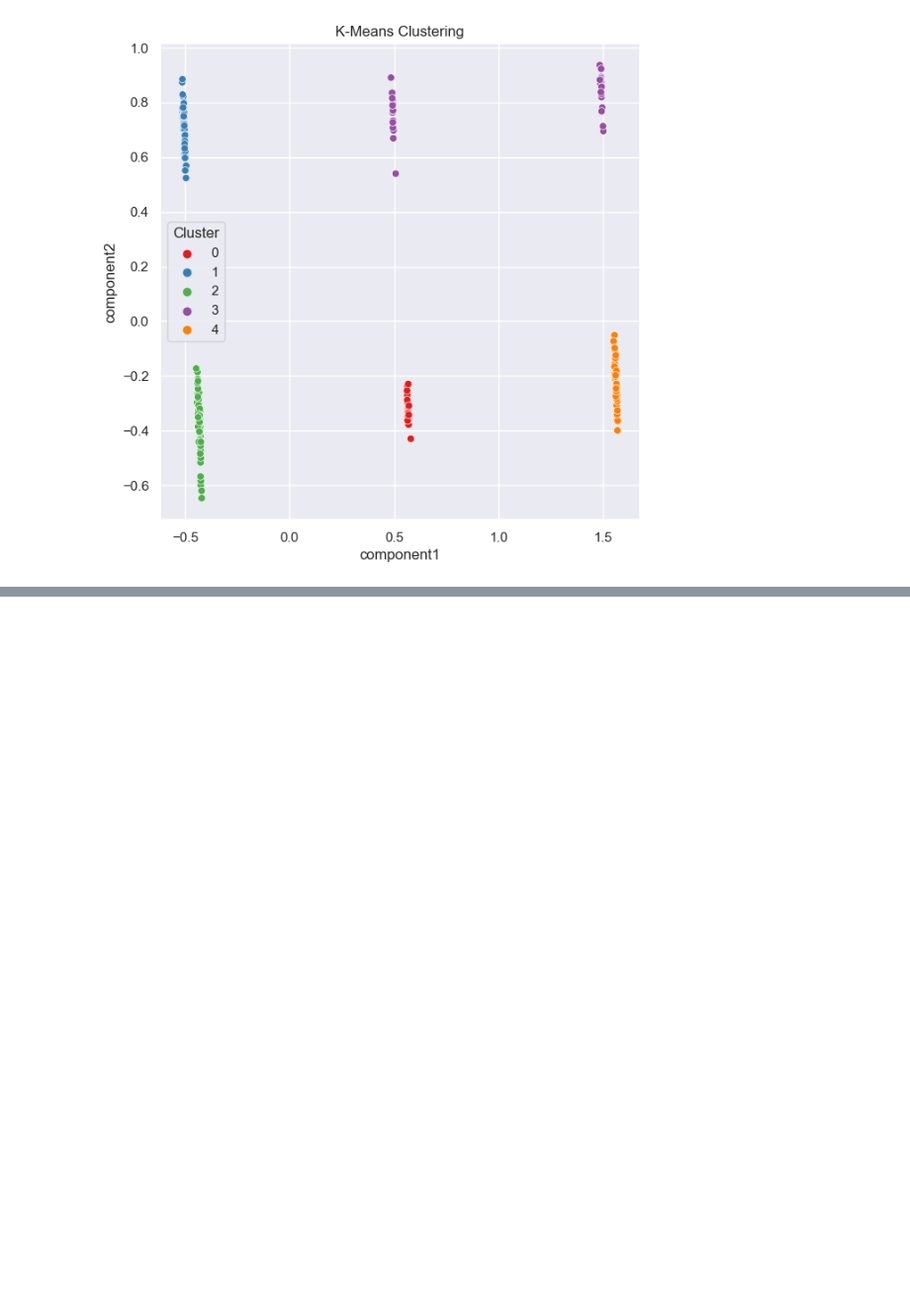
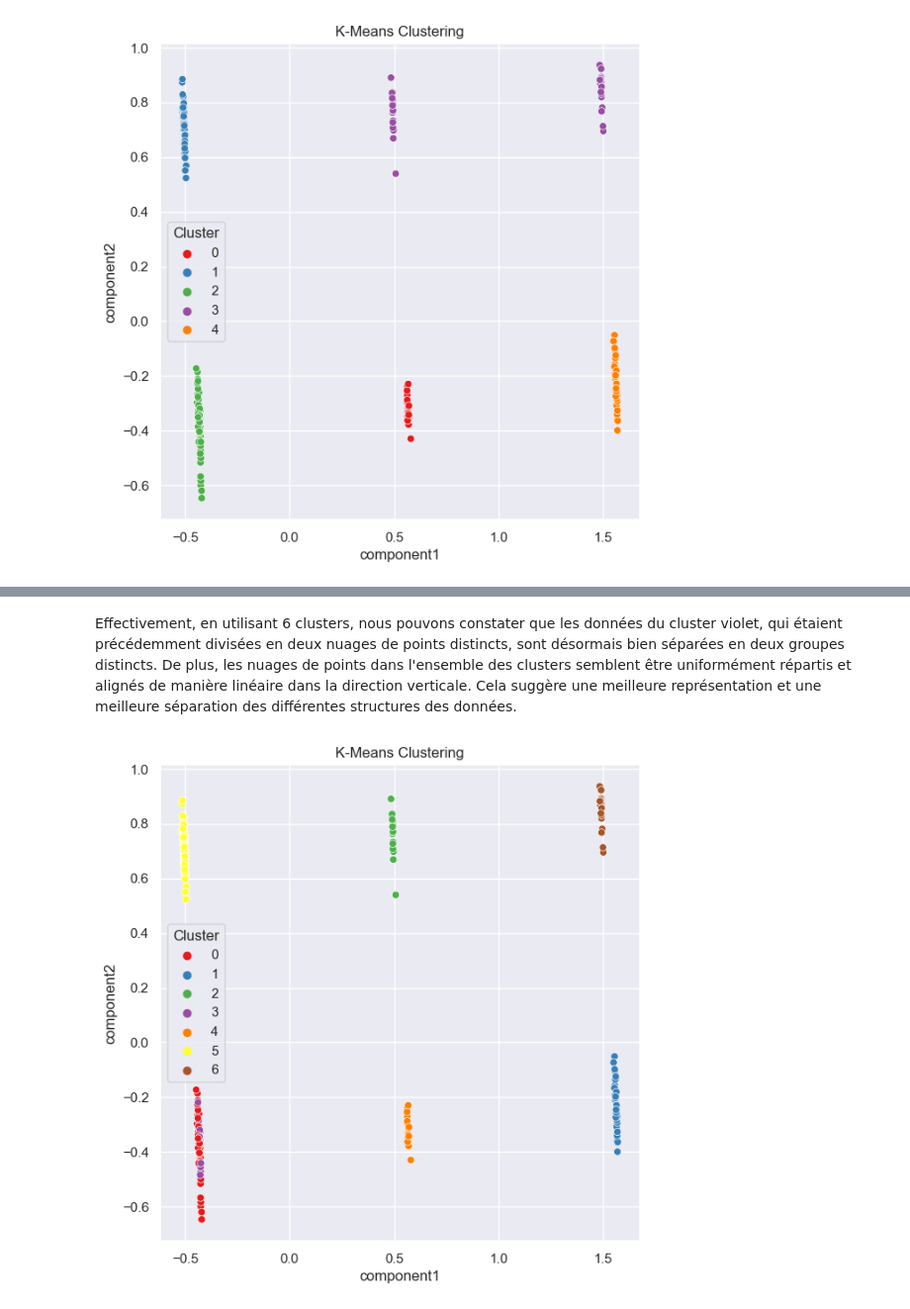
Before and after one commit to Gilk260/FTML, a Jupyter notebook: exercises/application_of_unsupervised_learning/Exercice7.ipynb, the cells around one changed output, grey strips where cells are left out. Shown: that part at 99% size. Cells and saved outputs as stored; diff of their text form; code cells hidden in the pictures; blank space fills up the shorter version.

```diff
--- a/exercises/application_of_unsupervised_learning/Exercice7.ipynb
+++ b/exercises/application_of_unsupervised_learning/Exercice7.ipynb
@@ -252,0 +282,29 @@ Grâce à l'algorithme de regroupement K-Means, nous avons pu diviser les client
+# %% [markdown]
+Effectivement, en utilisant 6 clusters, nous pouvons constater que les données du cluster violet, qui étaient précédemment divisées en deux nuages de points distincts, sont désormais bien séparées en deux groupes distincts. De plus, les nuages de points dans l'ensemble des clusters semblent être uniformément répartis et alignés de manière linéaire dans la direction verticale. Cela suggère une meilleure représentation et une meilleure séparation des différentes structures des données.
+# %%
+kmeans = KMeans(n_clusters = 7,
+                init = 'k-means++',
+                max_iter = 300,
+                n_init=10,
+                random_state = 0)
+y_kmeans = kmeans.fit_predict(data)
+
+df_cluster = df
+df_cluster['Cluster'] = y_kmeans
+df_cluster.head()
+
+scaler = StandardScaler()
+scaled_data = scaler.fit_transform(data)
+
+from sklearn.decomposition import PCA
+pca = PCA(n_components=2)
+pca_components = pca.fit_transform(data)
+
+pca_df = pd.DataFrame(pca_components, columns=['component1', 'component2'])
+clustered_data = pd.concat([pca_df, df_cluster['Cluster']], axis=1)
+
+plt.figure(figsize=(7, 7))
+sns.scatterplot(x='component1', y='component2', hue='Cluster', data=clustered_data, palette='Set1').set_title('K-Means Clustering')
+plt.show()
+# %% [output]
+[figure, added]
```
Also changed, not shown: parts of 11 cells of this notebook.
